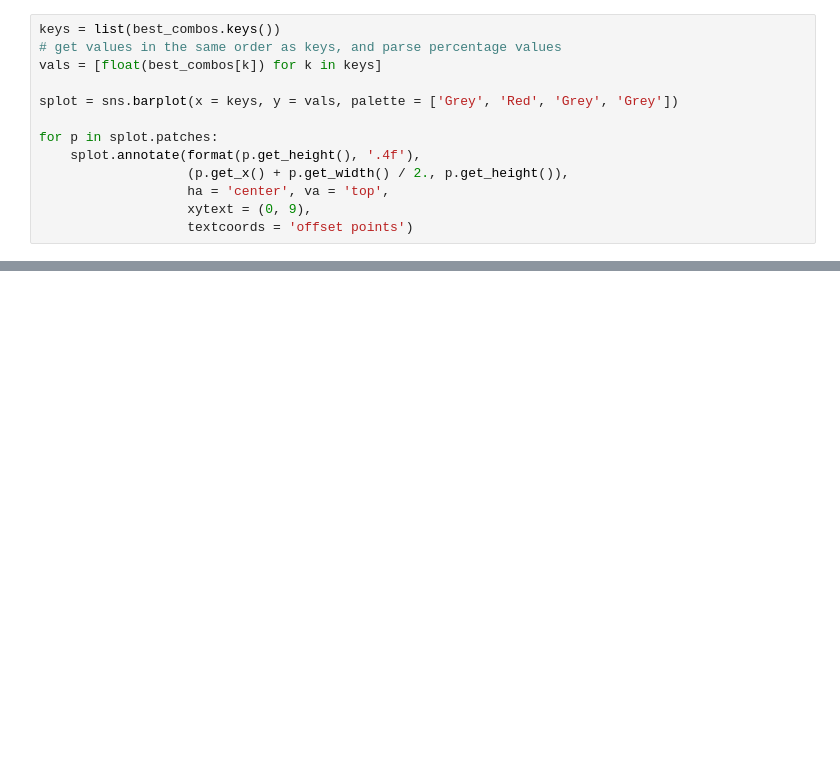
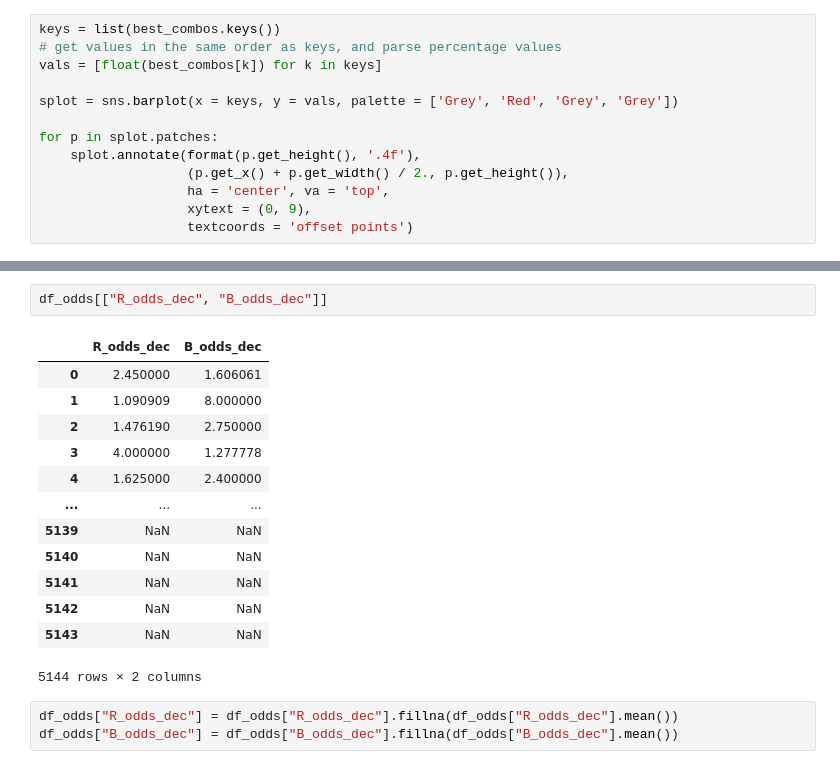
Before and after one commit to Gustavclausen1804/UFC-dataset, a Jupyter notebook: BDA_project.ipynb, the cells around one changed output, grey strips where cells are left out. Saved outputs shown, nothing was run; the diff lists cells and outputs as text; blank space fills up the shorter version.

```diff
--- a/BDA_project.ipynb
+++ b/BDA_project.ipynb
@@ -634,0 +803,19 @@ for p in splot.patches:
+# %%
+df_odds[["R_odds_dec", "B_odds_dec"]]
+# %% [output]
+|  | R_odds_dec | B_odds_dec |
+| 0 | 2.450000 | 1.606061 |
+| 1 | 1.090909 | 8.000000 |
+| 2 | 1.476190 | 2.750000 |
+| 3 | 4.000000 | 1.277778 |
+| 4 | 1.625000 | 2.400000 |
+| ... | ... | ... |
+| 5139 | NaN | NaN |
+| 5140 | NaN | NaN |
+| 5141 | NaN | NaN |
+| 5142 | NaN | NaN |
+| 5143 | NaN | NaN |
+5144 rows × 2 columns
+# %%
+df_odds["R_odds_dec"] = df_odds["R_odds_dec"].fillna(df_odds["R_odds_dec"].mean())
+df_odds["B_odds_dec"] = df_odds["B_odds_dec"].fillna(df_odds["B_odds_dec"].mean())
```
Also changed, not shown: parts of 39 cells of this notebook, 6 other files.
